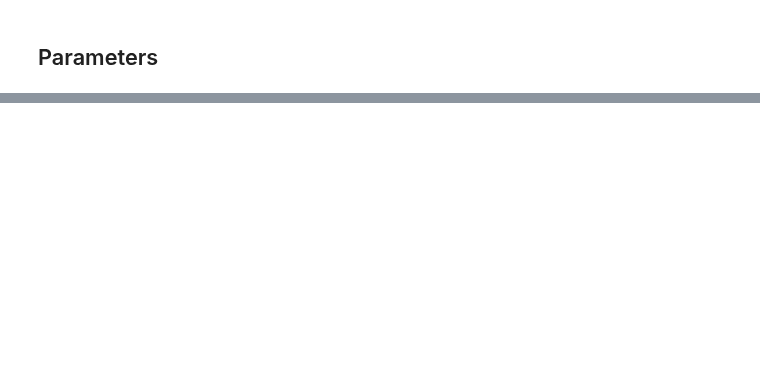
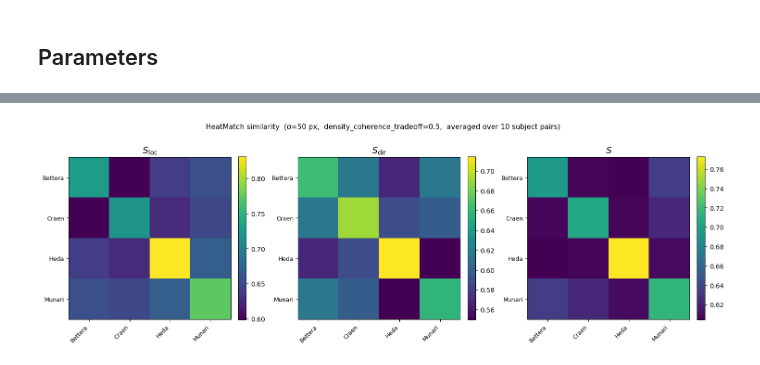
Before and after one commit to xysLong/HeatMatch, a Jupyter notebook: demo.ipynb, the cells around one changed output, grey strips where cells are left out. Drawn from its saved outputs; the diff is of its cells as text; code cells hidden in the pictures; blank space fills up the shorter version.

```diff
--- a/demo.ipynb
+++ b/demo.ipynb
@@ -71,20 +122,36 @@ HeatMatch similarity *S* = (*S*_loc + *S*_dir) / 2 for all pairs of stimuli.
 # %%
-n = len(stimuli)
-s_mat = np.zeros((n, n))
+n = len(STIMULI)
+s_loc_mat = np.zeros((n, n))
+s_dir_mat = np.zeros((n, n))
 
-pairs = [(i, j) for i in range(n) for j in range(i + 1, n)]
-for i, j in tqdm(pairs, desc='Computing similarity'):
-    result = compute_similarity(fields[stimuli[i]], fields[stimuli[j]], t=T)
-    s_mat[i, j] = s_mat[j, i] = (result.s_loc + result.s_dir) / 2.0
-np.fill_diagonal(s_mat, 1.0)
+subj_pairs = list(combinations(subjects, 2))  # C(5,2) = 10 pairs
 
-short_labels = [s[:10] for s in stimuli]
+# All (i, j) with i <= j — diagonal = within-stimulus, off-diagonal = cross-stimulus
+for i in tqdm(range(n), desc='Stimulus pairs'):
+    for j in range(i, n):
+        loc_scores, dir_scores = [], []
+        for subj_a, subj_b in subj_pairs:
+            result = compute_similarity(fields[STIMULI[i]][subj_a], fields[STIMULI[j]][subj_b],
+                                        density_coherence_tradeoff=DENSITY_COHERENCE_TRADEOFF)
+            loc_scores.append(result.s_loc)
+            dir_scores.append(result.s_dir)
+        s_loc_mat[i, j] = s_loc_mat[j, i] = np.mean(loc_scores)
+        s_dir_mat[i, j] = s_dir_mat[j, i] = np.mean(dir_scores)
 
-fig, ax = plt.subplots(figsize=(8, 7))
-im = ax.imshow(s_mat, vmin=0, vmax=1, cmap='viridis')
-ax.set_xticks(range(n)); ax.set_xticklabels(short_labels, rotation=45, ha='right', fontsize=8)
-ax.set_yticks(range(n)); ax.set_yticklabels(short_labels, fontsize=8)
-ax.set_title(f'HeatMatch similarity  (σ={SIGMA:.0f} px,  t={T})', fontsize=12)
-fig.colorbar(im, ax=ax, fraction=0.046, pad=0.04)
+s_avg_mat = (s_loc_mat + s_dir_mat) / 2.0
+
+fig, axes = plt.subplots(1, 3, figsize=(15, 5))
+for ax, mat, title in zip(axes, [s_loc_mat, s_dir_mat, s_avg_mat],
+                                 [r'$S_\mathrm{loc}$', r'$S_\mathrm{dir}$', r'$S$']):
+    im = ax.imshow(mat, cmap='viridis')
+    ax.set_xticks(range(n)); ax.set_xticklabels(STIMULI, rotation=45, ha='right', fontsize=9)
+    ax.set_yticks(range(n)); ax.set_yticklabels(STIMULI, fontsize=9)
+    ax.set_title(title, fontsize=14)
+    fig.colorbar(im, ax=ax, fraction=0.046, pad=0.04)
+
+fig.suptitle(f'HeatMatch similarity  (σ={SIGMA:.0f} px,  density_coherence_tradeoff={DENSITY_COHERENCE_TRADEOFF},  '
+             f'averaged over {len(subj_pairs)} subject pairs)', fontsize=11)
 fig.tight_layout()
 plt.show()
+# %% [output]
+[figure, added]
```
Also changed, not shown: parts of 9 cells of this notebook, 10 other files.
